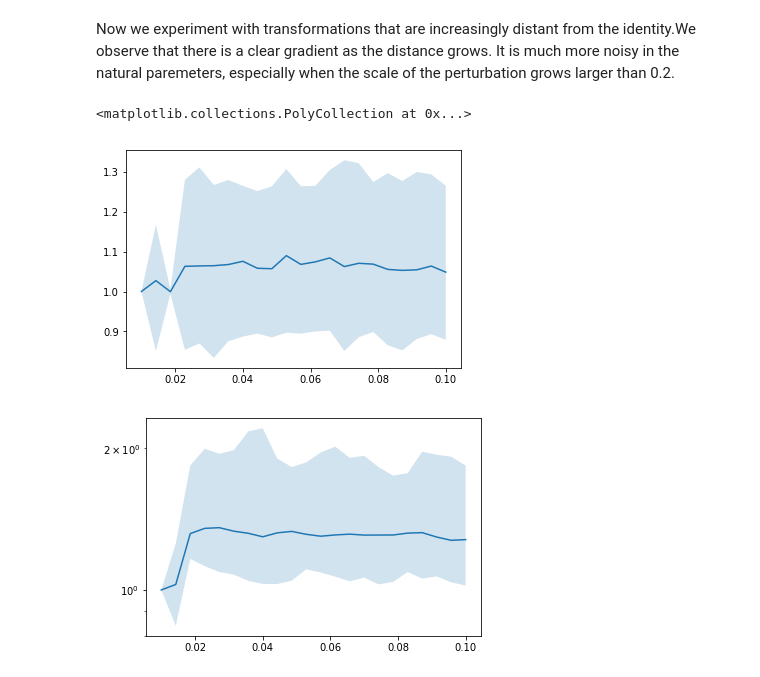
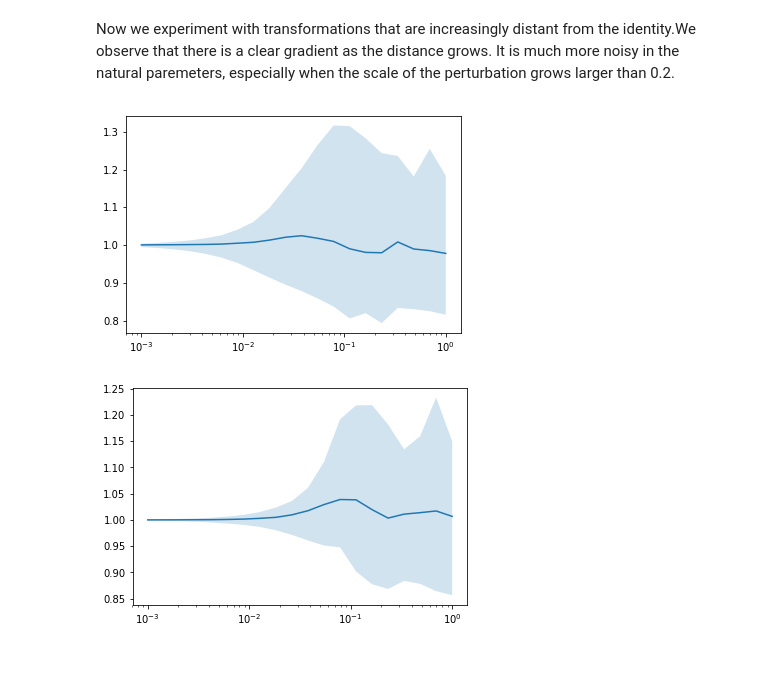
Before and after one commit to remilepriol/causal-adaptation-speed, a Jupyter notebook: softargmax.ipynb, the cells around one changed output. Drawn from its saved outputs; the diff is of its cells as text; code cells hidden in the pictures.

```diff
--- a/softargmax.ipynb
+++ b/softargmax.ipynb
@@ -391,26 +397,25 @@ Text(0, 0.5, 'transformed distance, natural parameters')
 # %% [markdown]
 Now we experiment with transformations that are increasingly distant from the identity.We observe that there is a clear gradient as the distance grows. It is much more noisy in the natural paremeters, especially when the scale of the perturbation grows larger than 0.2.
 # %%
-smalltransforms = normal_distance.transform_distances(k=20,n=100,m=20, transformation='small', intervention='effect')
+xx = np.logspace(-3,0,20)
+smalltransforms = normal_distance.transform_distances(k=20,n=100,m=20, transformation='small', noiserange=xx, intervention='effect')
 # %%
-ratio = smalltransforms[:,:]/smalltransforms[:,0:1]
+ratio = smalltransforms[:,2:]/smalltransforms[:,0:1]
 # %%
-xx = np.linspace(0.01,.1,ratio.shape[1])
-
 plt.plot(xx, np.median(ratio,axis=0)[:,0])
 plt.fill_between(xx,
                 np.percentile(ratio,5,axis=0)[:,0],
                 np.percentile(ratio,95,axis=0)[:,0],
                 alpha=0.2)
+plt.xscale('log')
 # %% [output]
-<matplotlib.collections.PolyCollection at 0x...>
-[figure, old version]
+[figure, new version]
 # %%
 plt.plot(xx,np.median(ratio,axis=0)[:,1])
 plt.fill_between(xx,
                  np.percentile(ratio,1,axis=0)[:,1],
                  np.percentile(ratio,99,axis=0)[:,1],
                  alpha=0.2)
-plt.yscale('log')
+plt.xscale('log')
 # %% [output]
-[figure, old version]
+[figure, new version]
```
Also changed, not shown: parts of 18 cells of this notebook.
